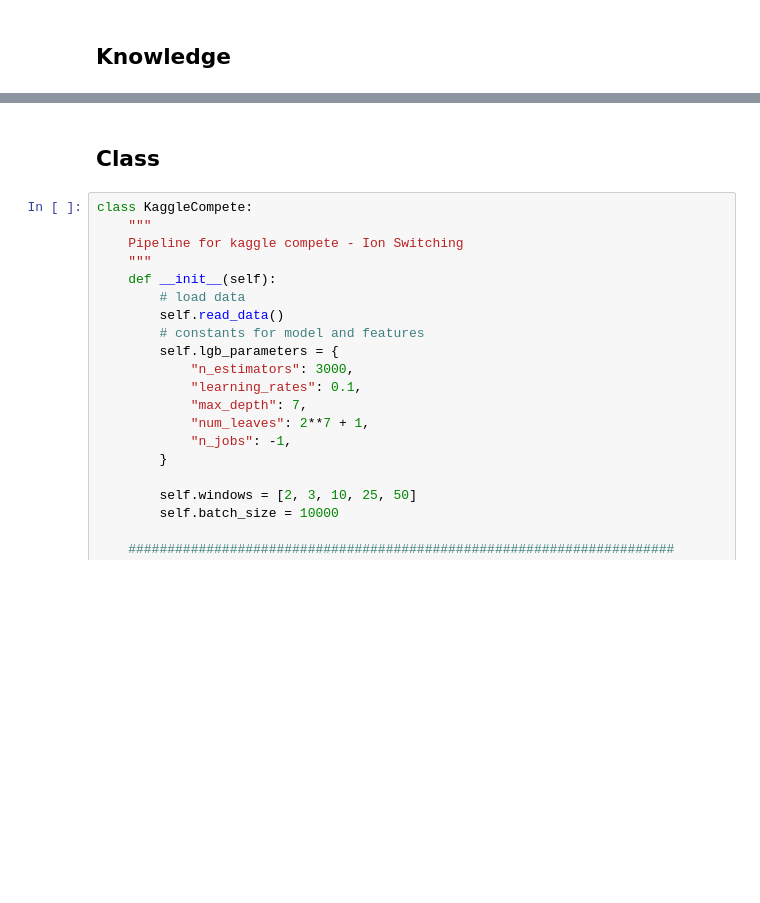
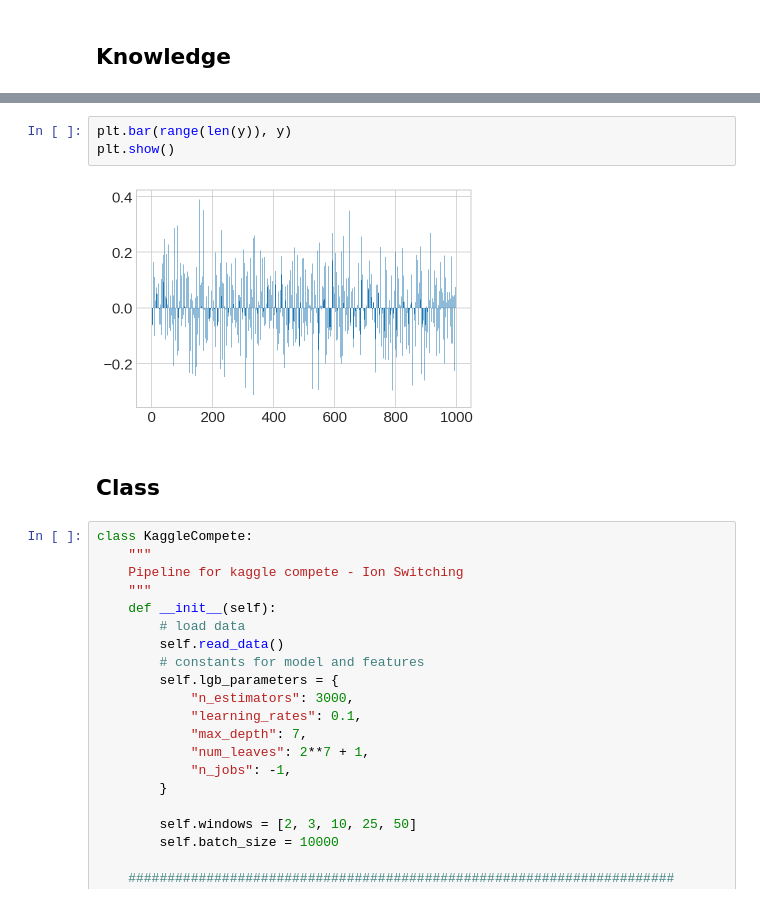
Before and after one commit to geraldgong/Kaggle_Ion, a Jupyter notebook: ion_channels.ipynb, the cells around one changed output, grey strips where cells are left out. Saved outputs shown, nothing was run; the diff lists cells and outputs as text; blank space fills up the shorter version.

```diff
--- a/ion_channels.ipynb
+++ b/ion_channels.ipynb
@@ -88,3 +89,8 @@ plt.plot(std)
+# %%
+plt.bar(range(len(y)), y)
+plt.show()
+# %% [output]
+[figure, added]
 # %% [markdown]
 ## Class
 # %%
```
Also changed, not shown: parts of 7 cells of this notebook.
